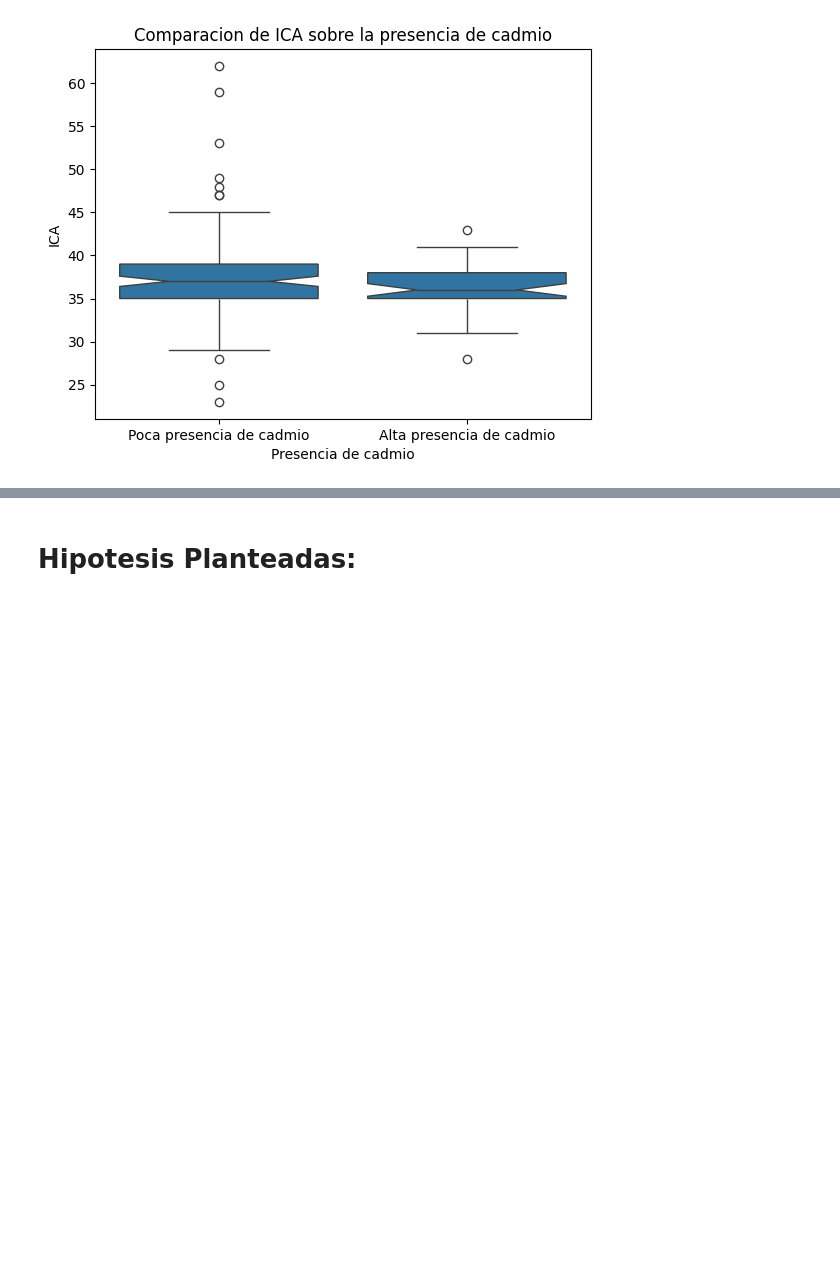
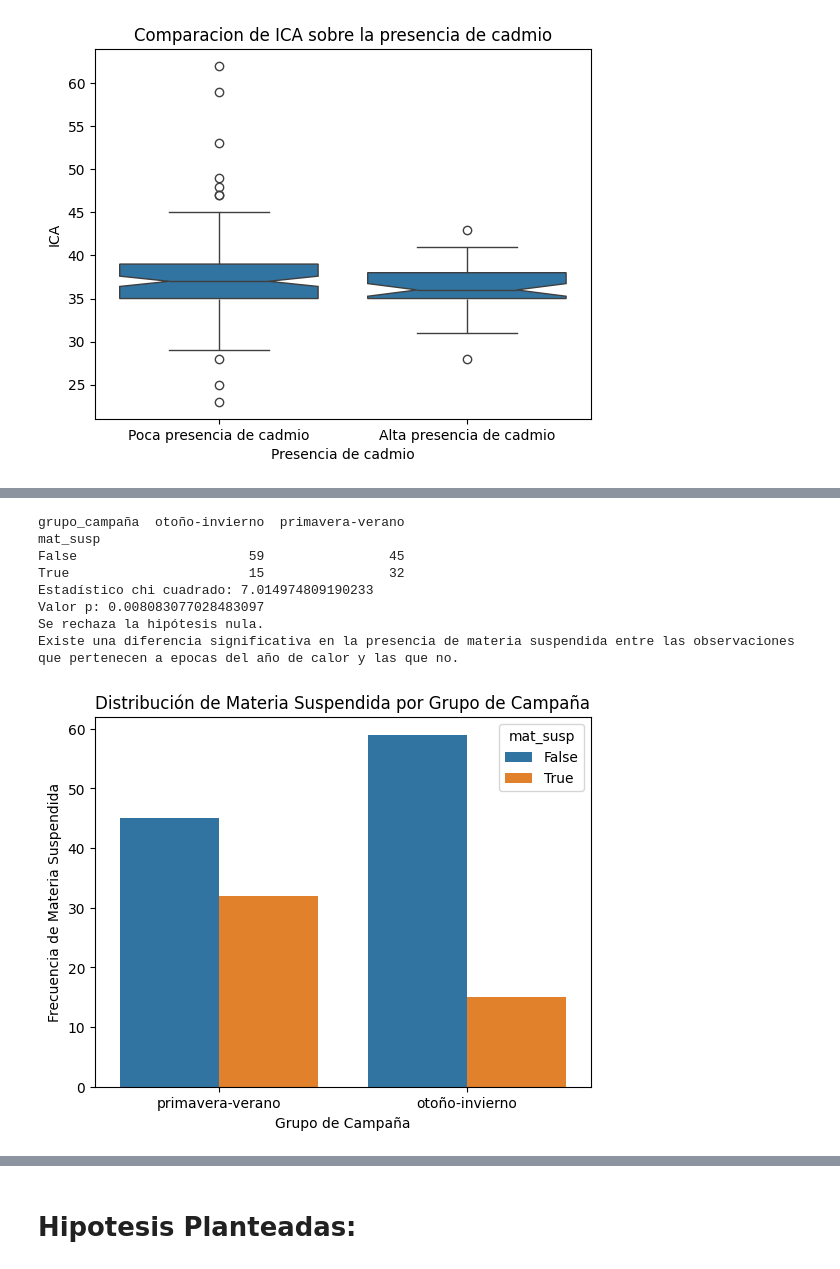
Before and after one commit to SOAgustin/PracticaEspecial, a Jupyter notebook: PracticoEspecial.ipynb, the cells around one changed output, grey strips where cells are left out. Drawn from its saved outputs; the diff is of its cells as text; code cells hidden in the pictures; blank space fills up the shorter version.

```diff
--- a/PracticoEspecial.ipynb
+++ b/PracticoEspecial.ipynb
@@ -2356,0 +2437,48 @@ plt.show()
+# %%
+import pandas as pd
+import seaborn as sns
+import matplotlib.pyplot as plt
+from scipy.stats import chi2_contingency
+
+
+# Supongamos que tus datos están en un DataFrame llamado `df` con columnas `materia_suspendida` y `campaña`
+# Crear una nueva columna que agrupe las campañas
+rd_copia['grupo_campaña'] = rd_copia['campaña'].apply(lambda x: 'primavera-verano' if x in ['primavera', 'Verano'] else 'otoño-invierno')
+
+# Crear una tabla de contingencia
+tabla_contingencia = pd.crosstab(rd_copia['mat_susp'], rd_copia['grupo_campaña'])
+
+# Imprimir la tabla de contingencia
+print(tabla_contingencia)
+
+# Aplicar el test de chi cuadrado
+chi2, p, _, _ = chi2_contingency(tabla_contingencia)
+
+print(f"Estadístico chi cuadrado: {chi2}")
+print(f"Valor p: {p}")
+
+alpha = 0.05  # Nivel de significancia
+if p > alpha:
+    print("No hay suficiente evidencia para rechazar la hipótesis nula.")
+    print("NO Existe una diferencia significativa en la presencia de materia suspendida entre las observaciones que pertenecen a epocas del año de calor y las que no.")
+else:
+    print("Se rechaza la hipótesis nula.")
+    print("Existe una diferencia significativa en la presencia de materia suspendida entre las observaciones que pertenecen a epocas del año de calor y las que no.")
+
+
+# Visualización
+sns.countplot(x='grupo_campaña', hue='mat_susp', data=rd_copia)
+plt.title('Distribución de Materia Suspendida por Grupo de Campaña')
+plt.xlabel('Grupo de Campaña')
+plt.ylabel('Frecuencia de Materia Suspendida')
+plt.show()
+# %% [output]
+grupo_campaña  otoño-invierno  primavera-verano
+mat_susp
+False                      59                45
+True                       15                32
+Estadístico chi cuadrado: 7.014974809190233
+Valor p: 0.008083077028483097
+Se rechaza la hipótesis nula.
+Existe una diferencia significativa en la presencia de materia suspendida entre las observaciones que pertenecen a epocas del año de calor y las que no.
+[figure, added]
```
Also changed, not shown: parts of 31 cells of this notebook.
